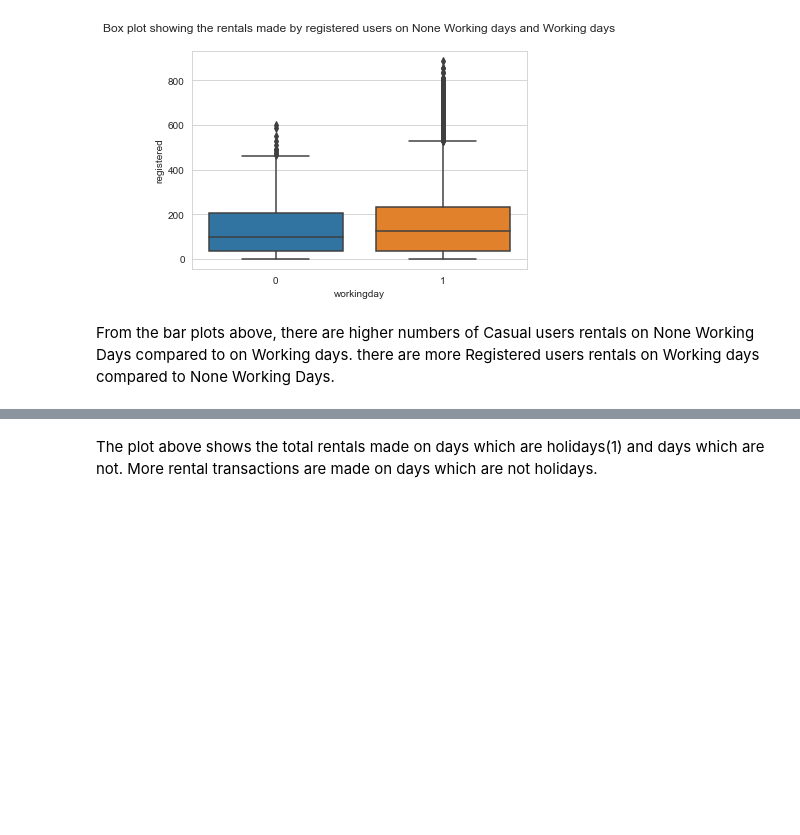
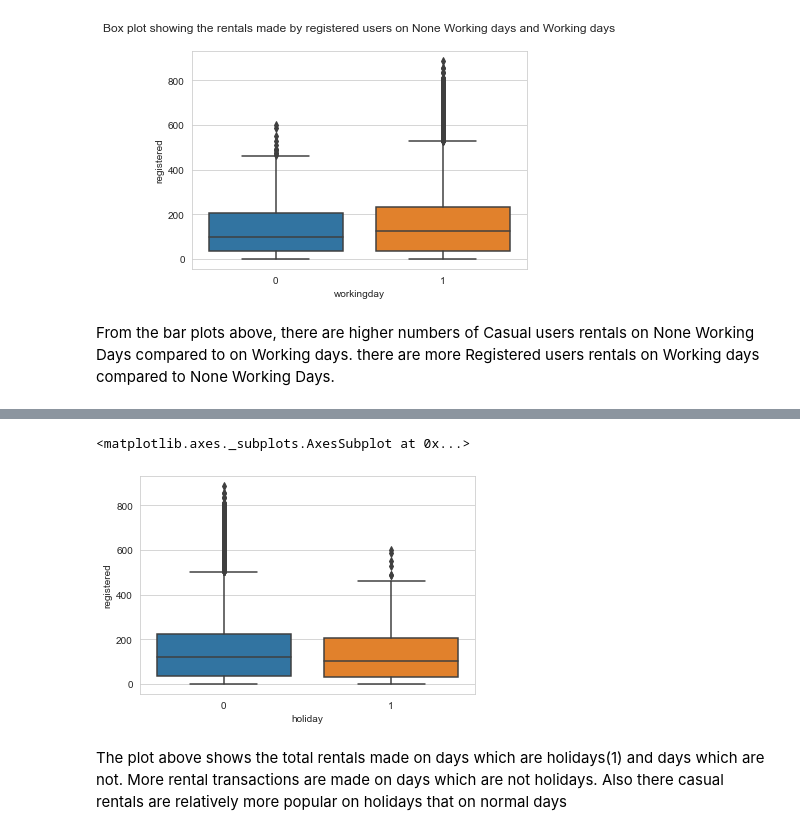
Before and after one commit to Chizzy-codes/Bicycle-Renting-Demand-Forecast-Using-Machine-Learning, a Jupyter notebook: Bicycle_sharing_system_demand_analysis.ipynb, the cells around one changed output, grey strips where cells are left out. Saved outputs shown, nothing was run; the diff lists cells and outputs as text; code cells hidden in the pictures; blank space fills up the shorter version.

```diff
--- a/Bicycle_sharing_system_demand_analysis.ipynb
+++ b/Bicycle_sharing_system_demand_analysis.ipynb
@@ -168,2 +168,7 @@ sns.boxplot(x='holiday', y='count', data=bydf)
+# %%
+sns.boxplot(x='holiday', y='registered', data=bydf)
+# %% [output]
+<matplotlib.axes._subplots.AxesSubplot at 0x...>
+[figure, added]
 # %% [markdown]
-The plot above shows the total rentals made on days which are holidays(1) and days which are not. More rental transactions are made on days which are not holidays.
+The plot above shows the total rentals made on days which are holidays(1) and days which are not. More rental transactions are made on days which are not holidays. Also there casual rentals are relatively more popular on holidays that on normal days
```
Also changed, not shown: parts of 3 cells of this notebook.
